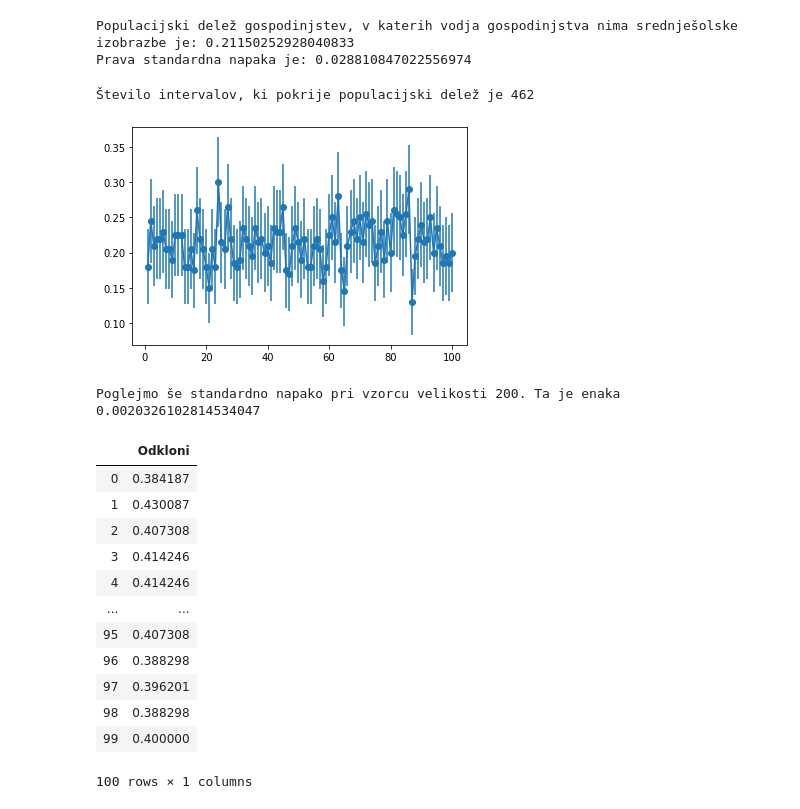
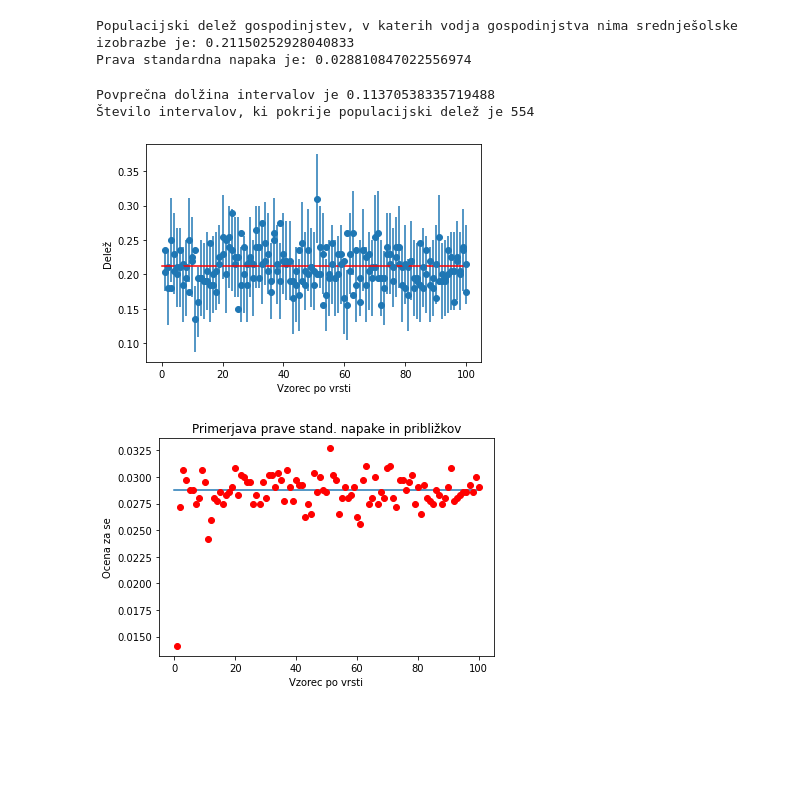
Before and after one commit to ziga123/Seminarska-iz-statistike, a Jupyter notebook: 14_sem_nal_Žiga_Gladek/Kibergrad.ipynb, the cells around one changed output. Cells and saved outputs as stored; diff of their text form; code cells hidden in the pictures; blank space fills up the shorter version.

```diff
--- a/14_sem_nal_Žiga_Gladek/Kibergrad.ipynb
+++ b/14_sem_nal_Žiga_Gladek/Kibergrad.ipynb
@@ -40,48 +41,51 @@ Prava standardna napaka je: 0.028810847022556974
 # %%
 # točki d in e za vzorce velikosti 200
 a = [1]
-b = [p_bar]
+b1 = [p_bar] # za intervale
+b2 = [se_bar] # za ocene SE
 er = [c]
 
-odkloni_list = []
-odkloni_list.append((p_bar * (1 - p_bar)) ** 0.5)
+dolzina_int = 0
 for x in range(99):
     vzorec = pd.DataFrame(kiber.sample(n = 200))
     p_bar = len(vzorec[vzorec.IZOBRAZBA <= 38]) / 200
     se_bar = ((p_bar * (1 - p_bar) / 199) * (N - 200) / N) ** 0.5
     c = se_bar * 1.98
     if p >= p_bar - c and p <= p_bar + c:
         stevec = stevec + 1
 
+    dolzina_int = dolzina_int + 2*c
     a.append(x + 2)
-    b.append(p_bar)
+    b1.append(p_bar)
     er.append(c)
-    odkloni_list.append((p_bar * (1 - p_bar)) ** 0.5) # odklone izračunamo in za dan vzorec in ne ocenjujemo pravega
+    b2.append(se_bar) # standardni odklon vzorčnega deleža je točno standardna napaka, ki pa jo na podlagi vzorca ocenimo ni dodamo v seznam.
 
+dolzina_int = dolzina_int / 99
+print('Povprečna dolžina intervalov je ' + str(dolzina_int))
 print('Število intervalov, ki pokrije populacijski delež je '+ str(stevec))
 plt.scatter(a,b)
 
-# plt.plot(x, p)
-plt.errorbar(a, b, yerr=er, fmt="o")
+t = np.linspace(0,100,1000)
+P1 = []
+P2 = []
+for x in range(len(t)):
+    P1.append(p)
+    P2.append(se)
+
+plt.xlabel('Vzorec po vrsti')
+plt.ylabel('Delež')
+plt.errorbar(a, b1, yerr=er, fmt="o")
+plt.plot(t, P1, 'r')
 plt.show()
 
-odkloni = pd.DataFrame(odkloni_list, columns=['Odkloni'], dtype=float)
-print('Poglejmo še standardno napako pri vzorcu velikosti 200. Ta je enaka ' + str( ((N-200) / ((N-1)*200)) ** 0.5 * se))
-odkloni
+plt.title('Primerjava prave stand. napake in približkov')
+plt.xlabel('Vzorec po vrsti')
+plt.ylabel('Ocena za se')
+plt.plot(t, P2)
+plt.plot(a, b2, 'ro')
+plt.show()
 # %% [output]
-Število intervalov, ki pokrije populacijski delež je 462
+Povprečna dolžina intervalov je 0.11370538335719488
+Število intervalov, ki pokrije populacijski delež je 554
-[figure, old version]
+[figure, new version]
-Poglejmo še standardno napako pri vzorcu velikosti 200. Ta je enaka 0.0020326102814534047
-|  | Odkloni |
-| 0 | 0.384187 |
-| 1 | 0.430087 |
-| 2 | 0.407308 |
-| 3 | 0.414246 |
-| 4 | 0.414246 |
-| ... | ... |
-| 95 | 0.407308 |
-| 96 | 0.388298 |
-| 97 | 0.396201 |
-| 98 | 0.388298 |
-| 99 | 0.400000 |
-100 rows × 1 columns
+[figure, added]
```
Also changed, not shown: parts of 5 cells of this notebook, 10 other files.
